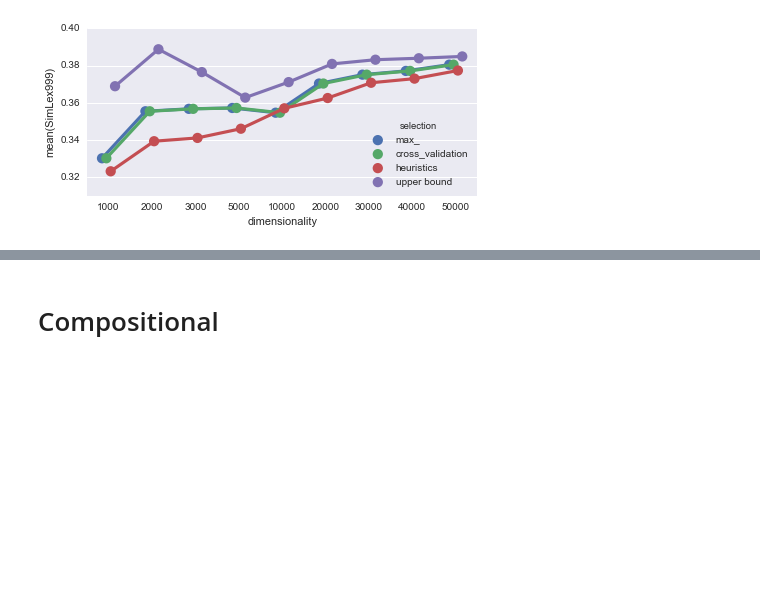
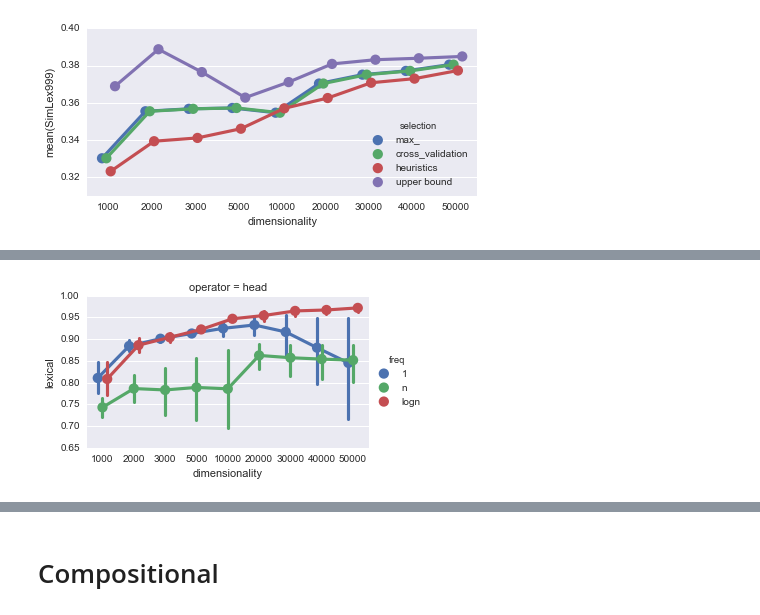
Before and after one commit to dimazest/thesis, a Jupyter notebook: supplement/parameter-selection.ipynb, the cells around one changed output, grey strips where cells are left out. Cells and saved outputs as stored; diff of their text form; code cells hidden in the pictures; blank space fills up the shorter version.

```diff
--- a/supplement/parameter-selection.ipynb
+++ b/supplement/parameter-selection.ipynb
@@ -476,0 +527,15 @@ f.savefig('figures/men-transfer.pdf')
+# %%
+assert feature_ablation_lexical.index[1] == 'neg'
+
+r = heuristics_selection_collection_lexical[0]
+
+heuristics_selection_collection_lexical[1] =  r.loc[
+    (~(r['dimensionality'] < 20000) | (r['neg'] == 1)) &
+    (~(r['dimensionality'] >= 20000) | (r['neg'] == 2)) &
+
+    True
+]
+# %%
+t.plot_interaction(heuristics_selection_collection_lexical[1], feature_ablation_lexical.index[2], 'lexical')
+# %% [output]
+[figure, added]
```
Also changed, not shown: parts of 48 cells of this notebook, 1 other file.
